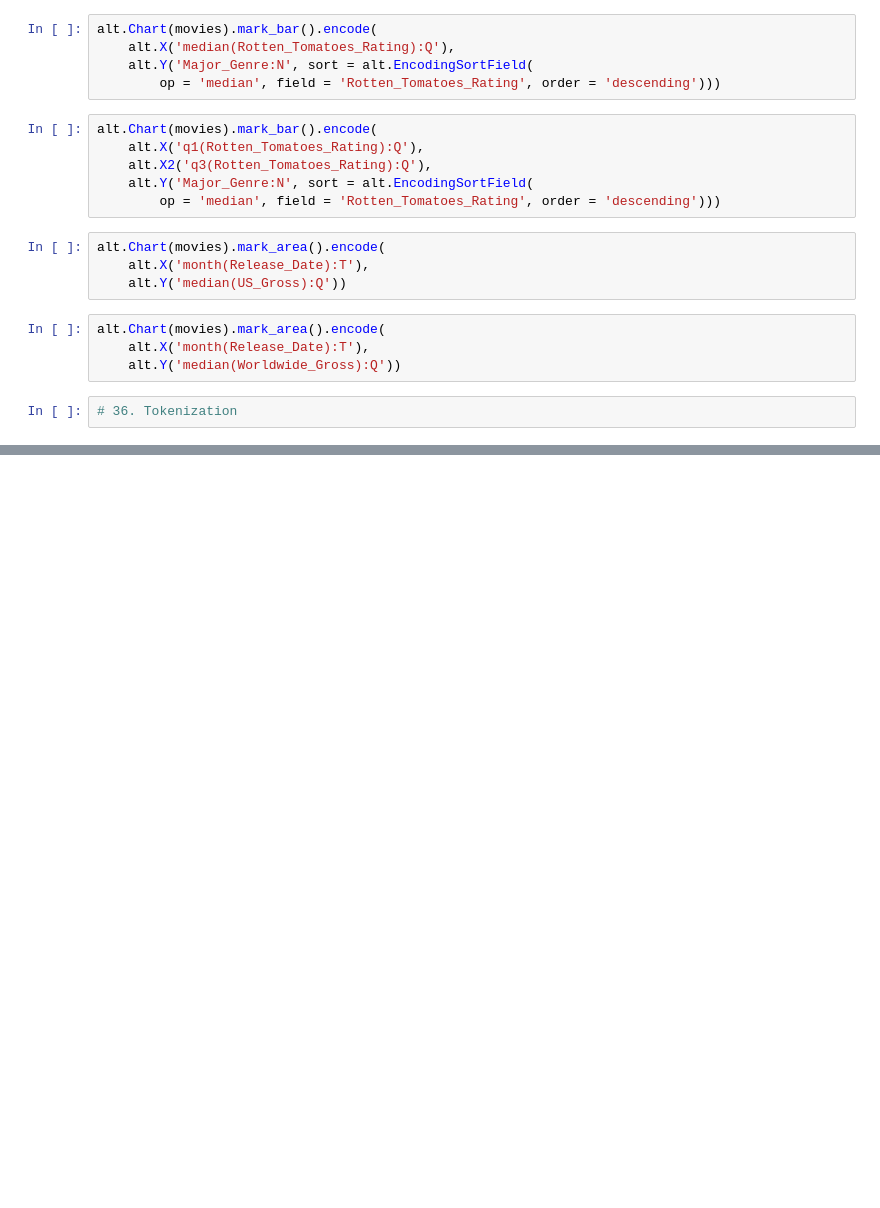
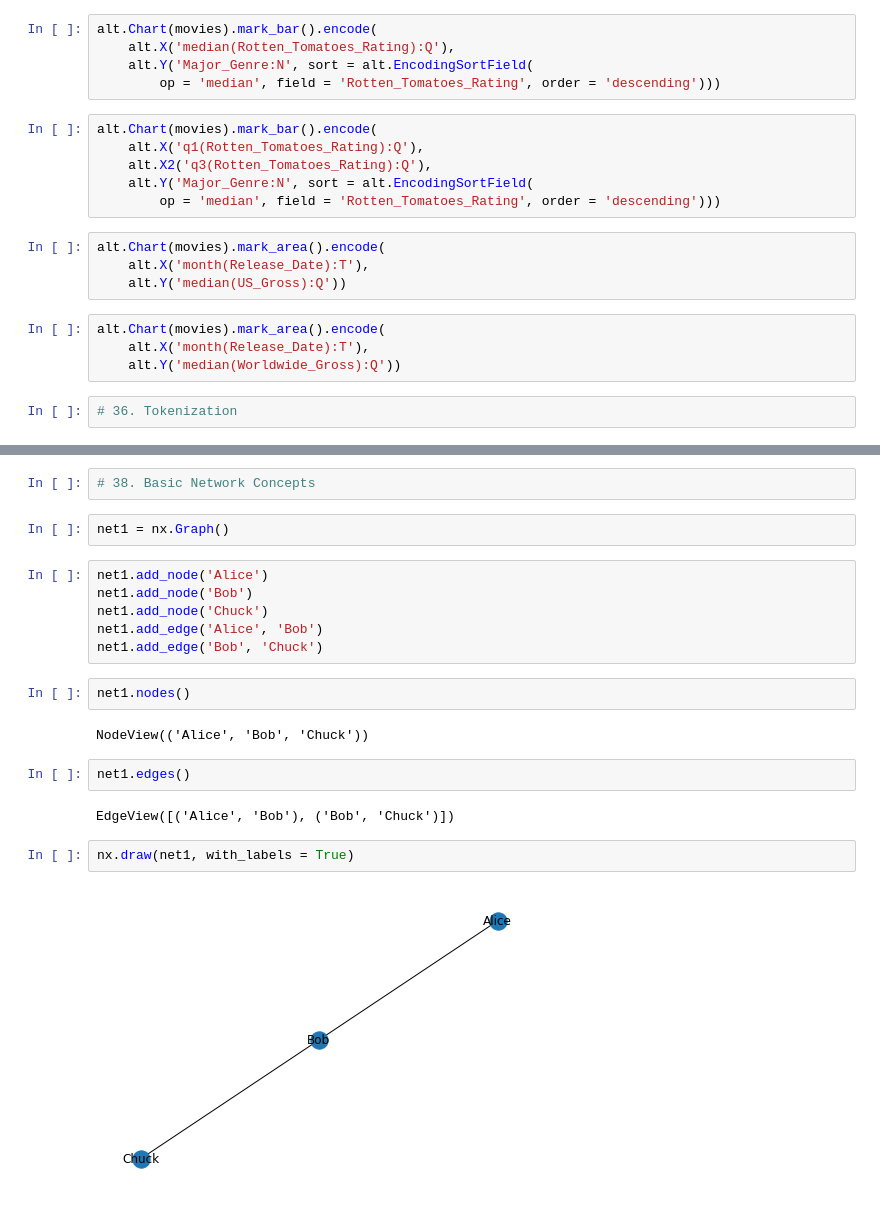
Before and after one commit to spencerkelly25/Python-Practice, a Jupyter notebook: Python Refresh pt 2.ipynb, the cells around one changed output, grey strips where cells are left out. Drawn from its saved outputs; the diff is of its cells as text; blank space fills up the shorter version.

```diff
--- a/Python Refresh pt 2.ipynb
+++ b/Python Refresh pt 2.ipynb
@@ -409,0 +632,22 @@ alt.Chart(movies).mark_area().encode(
+# %%
+# 38. Basic Network Concepts
+# %%
+net1 = nx.Graph()
+# %%
+net1.add_node('Alice')
+net1.add_node('Bob')
+net1.add_node('Chuck')
+net1.add_edge('Alice', 'Bob')
+net1.add_edge('Bob', 'Chuck')
+# %%
+net1.nodes()
+# %% [output]
+NodeView(('Alice', 'Bob', 'Chuck'))
+# %%
+net1.edges()
+# %% [output]
+EdgeView([('Alice', 'Bob'), ('Bob', 'Chuck')])
+# %%
+nx.draw(net1, with_labels = True)
+# %% [output]
+[figure, added]
```
Also changed, not shown: parts of 56 cells of this notebook.
